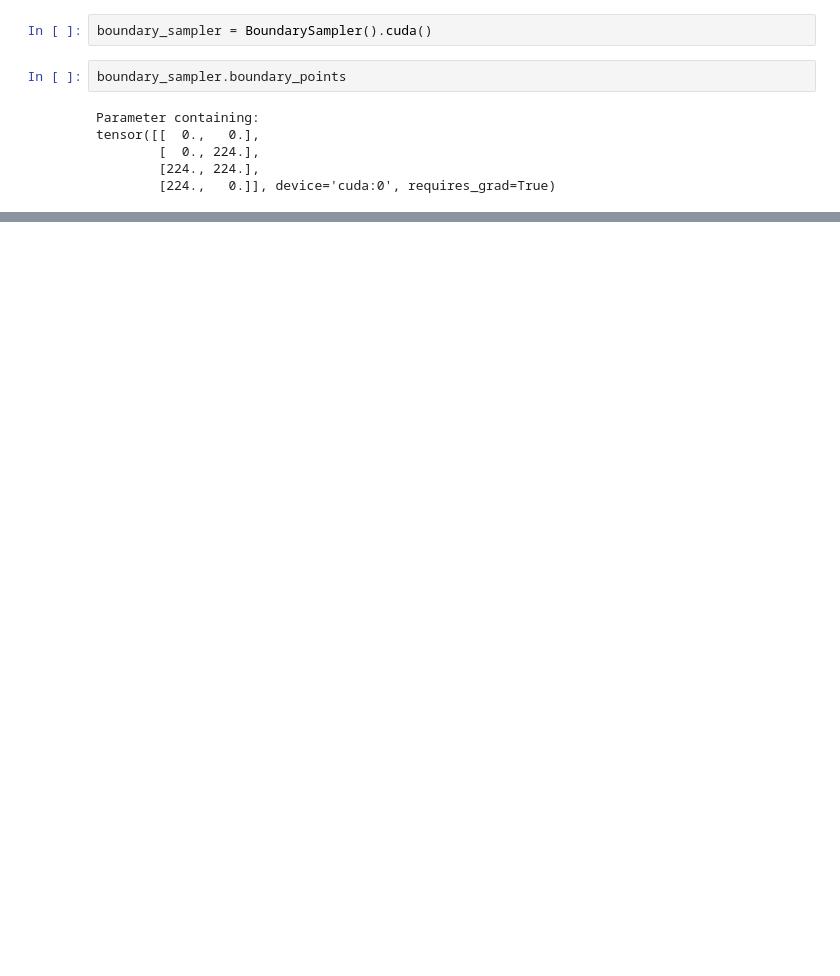
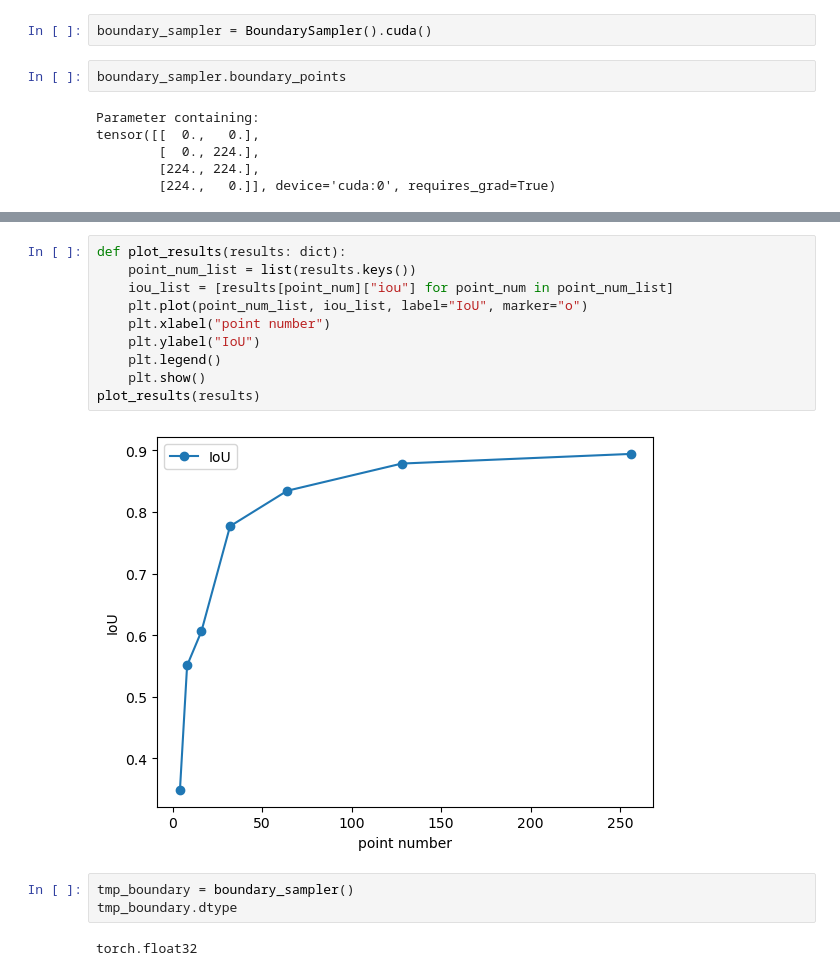
Before and after one commit to wcbup/VOS_boundary_tracking, a Jupyter notebook: boundary_sample.ipynb, the cells around one changed output, grey strips where cells are left out. Cells and saved outputs as stored; diff of their text form; blank space fills up the shorter version.

```diff
--- a/boundary_sample.ipynb
+++ b/boundary_sample.ipynb
@@ -175,0 +270,17 @@ plt.legend()
+# %%
+def plot_results(results: dict):
+    point_num_list = list(results.keys())
+    iou_list = [results[point_num]["iou"] for point_num in point_num_list]
+    plt.plot(point_num_list, iou_list, label="IoU", marker="o")
+    plt.xlabel("point number")
+    plt.ylabel("IoU")
+    plt.legend()
+    plt.show()
+plot_results(results)
+# %% [output]
+[figure, added]
+# %%
+tmp_boundary = boundary_sampler()
+tmp_boundary.dtype
+# %% [output]
+torch.float32
```
Also changed, not shown: parts of 41 cells of this notebook, 12 other files.
